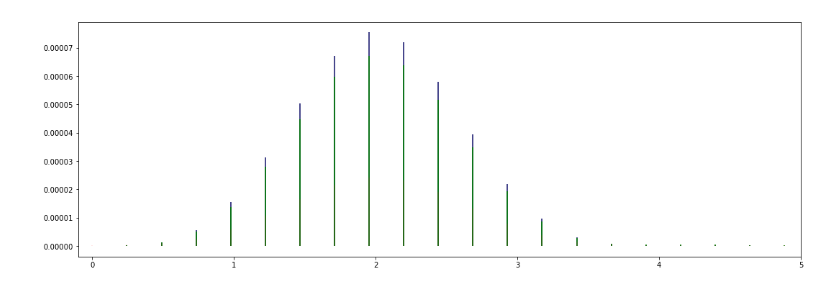
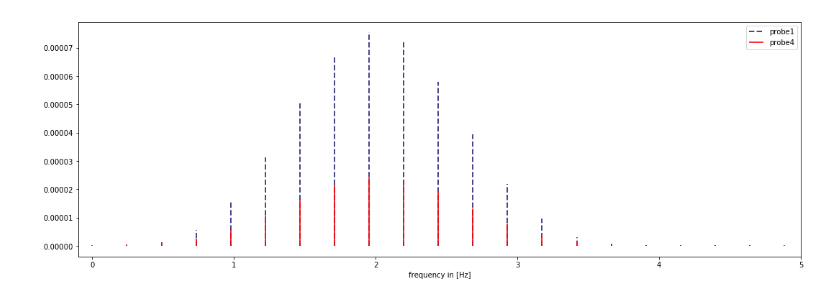
Before and after one commit to AnnaWojciechowska/MEK4350, a Jupyter notebook: Obligatorisk_1/welch.ipynb, the cells around one changed output. Drawn from its saved outputs; the diff is of its cells as text; code cells hidden in the pictures.

```diff
--- a/Obligatorisk_1/welch.ipynb
+++ b/Obligatorisk_1/welch.ipynb
@@ -45,17 +45,20 @@ sampling_rate = sample_no/df.elapsed_secs.iloc[-1]
 # %%
 df = df_list[0]
 frequencies = np.fft.fftfreq(sample_no, d=1/sampling_rate)
 frequencies_welch1, psd_probe_1 = welch(np.real(df['probe_1']), fs=250, nperseg=256, window='hann', nfft=1024, return_onesided = True)
 frequencies_welch2, psd_probe_2 = welch(np.real(df['probe_2']), fs=250, nperseg=256, window='hann', nfft=1024, return_onesided = True)
 frequencies_welch4, psd_probe_4 = welch(np.real(df['probe_4']), fs=250, nperseg=256, window='hann', nfft=1024, return_onesided = True)
 
 
 fig, ax = plt.subplots(figsize=(18, 6))
-ax.vlines(frequencies_welch1, 0, psd_probe_1,  linewidth=2, color = 'midnightblue', alpha = 0.8)
-ax.vlines(frequencies_welch4, 0, psd_probe_2,  linewidth=2, color = 'green', alpha = 0.8)
+#ax.vlines(frequencies_welch1, 0, psd_probe_1,  linewidth=2, color = 'midnightblue', alpha = 0.8)
+#ax.vlines(frequencies_welch4, 0, psd_probe_2,  linewidth=2, color = 'green', alpha = 0.8)
+ax.vlines(frequencies_welch1, 0, psd_probe_1,  linewidth=2, linestyle = '--', color = 'midnightblue', alpha = 0.8, label = 'probe1')
+ax.vlines(frequencies_welch4, 0, psd_probe_4,  linewidth=2, color = 'red', alpha = 0.8, label = 'probe4')
+ax.set_xlabel('frequency in [Hz]')
 
 _ = ax.vlines(frequencies_welch2, 0, psd_probe_4,  linewidth=2, color = 'red', alpha = 0.1)
-
+ax.legend()
 _ = ax.set_xlim(-0.10, 5)
 # %% [output]
-[figure, old version]
+[figure, new version]
```
Also changed, not shown: parts of 5 cells of this notebook.
